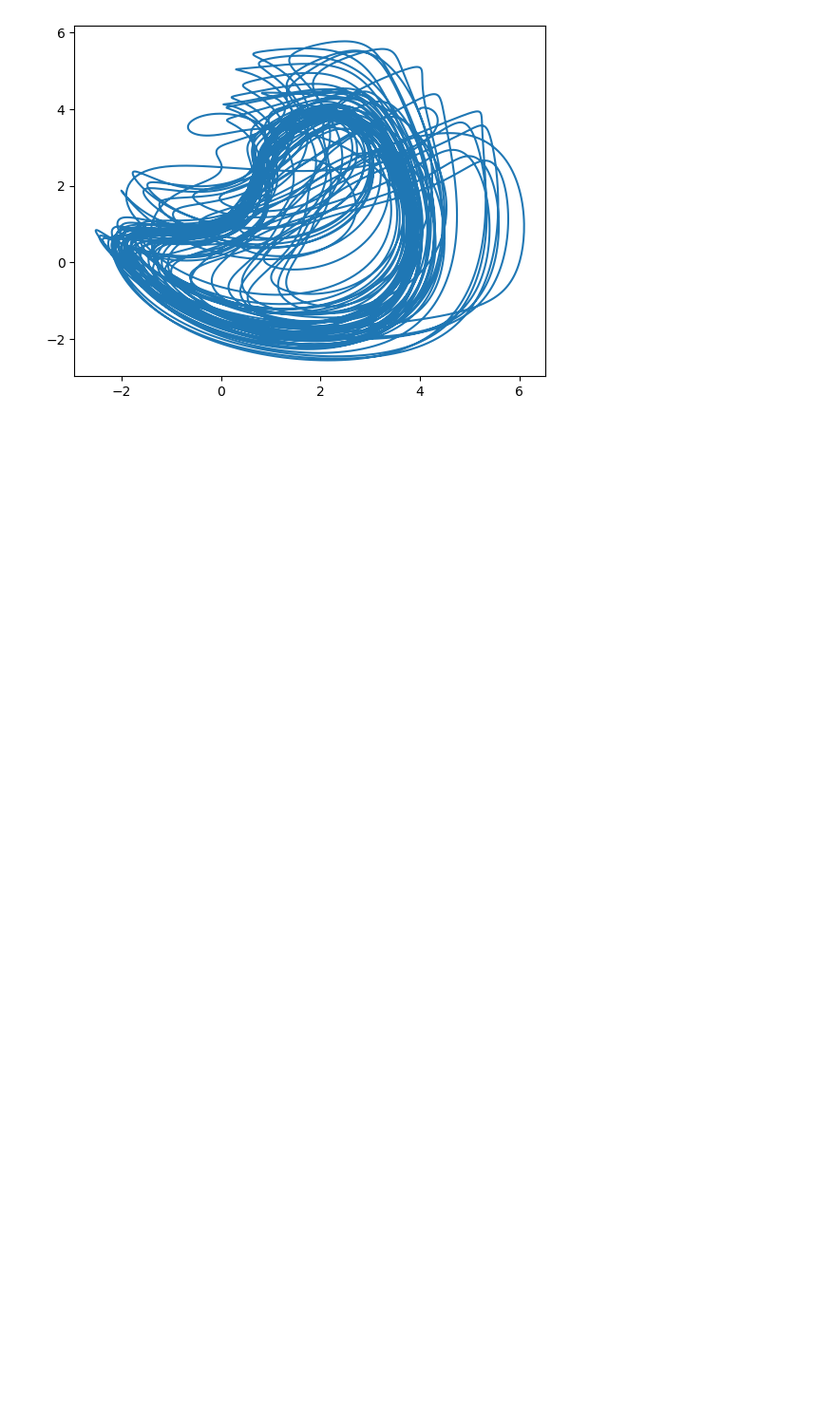
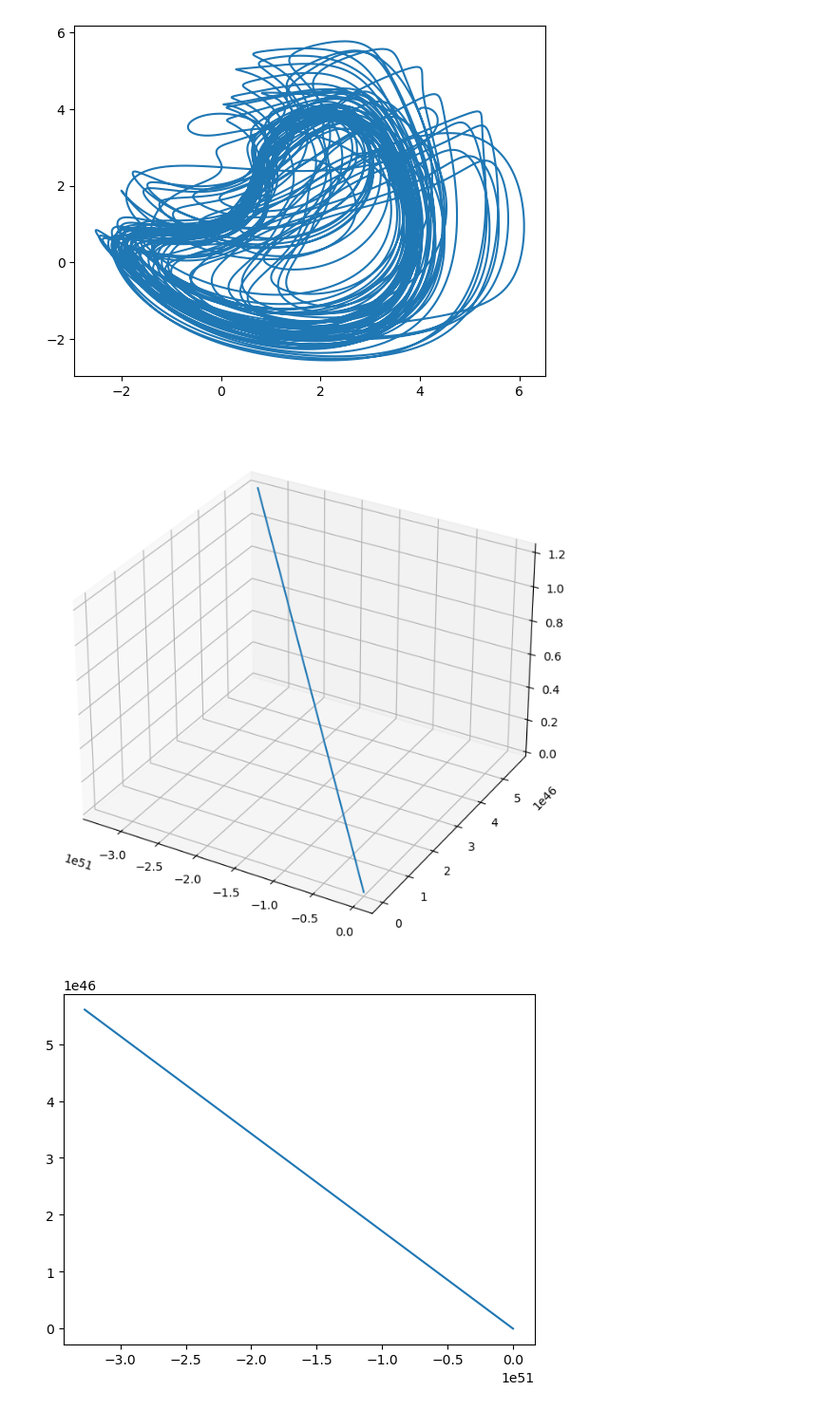
Before and after one commit to gallardo0825/Data_assimilation_A, a Jupyter notebook: assignment1-1.ipynb, the cells around one changed output. Shown: that part at 95% size. Saved outputs shown, nothing was run; the diff lists cells and outputs as text; code cells hidden in the pictures; blank space fills up the shorter version.

```diff
--- a/assignment1-1.ipynb
+++ b/assignment1-1.ipynb
@@ -132,3 +128,68 @@ if __name__ == '__main__':
 # %% [output]
 [figure]
 [figure]
+# %%
+import numpy as np
+import matplotlib.pyplot as plt
+
+#Fは外力項
+F = 8.0
+#Nは解析データの次元
+N = 40 #40変数モデル
+#dtは時間ステップ幅
+dt = 0.2
+#1年分計算(N*dt*365)
+tend = N*dt*365
+nstep = int(tend/dt)
+
+def L96(x):
+    dxdt = np.zeros((N))
+    for i in range(2, N-1):
+        dxdt[i] = (x[i+1]-x[i-2])*x[i-1] - x[i] + F
+
+    dxdt[0] = (x[1]-x[N-2])*x[N-1] - x[0] + F
+    dxdt[1] = (x[2]-x[N-1])*x[0] - x[1] + F
+    dxdt[N-1] = (x[0]-x[N-3])*x[N-2] - x[N-1] + F
+
+    return dxdt
+
+# L96をRK4で解く
+def Rk4 (xold, dt):
+    k1 = L96(xold)
+    k2 = L96(xold + k1*dt/2.)
+    k3 = L96(xold + k2*dt/2.)
+    k4 = L96(xold + k3*dt)
+
+    #変数更新
+    xnew = xold + dt/6.0*(k1 + 2.0*k2 + 2.0*k3 + k4)
+
+    return xnew
+
+def method():
+    xn = np.zeros((N, nstep))#変数を格納するリスト(1行40変数)
+    t = []
+
+    #初期条件(F = 8.0, when initially X20 = F + 0.008 and Xj = F when j != 20 )
+    X = F*np.ones(N)
+    #初期擾乱j=19
+    X[19] = 1.008*F
+
+    for i in range(N):
+        xn[i, 0] = X[i]
+
+    for j in range(1, nstep):
+        X = Rk4(X, dt)
+        xn[:, j] = X[:]
+        t.append(dt*j)
+    return xn
+
+if __name__ == '__main__':
+    xn = method()
+    fig = plt.figure(figsize = (8, 8))
+    ax = fig.add_subplot(111, projection='3d')
+    ax.plot(xn[0],xn[1],xn[2])
+    plt.figure()
+    plt.plot(xn[0],xn[1])
+# %% [output]
+[figure, added]
+[figure, added]
```
Also changed, not shown: parts of 1 cell of this notebook, 18 other files.
